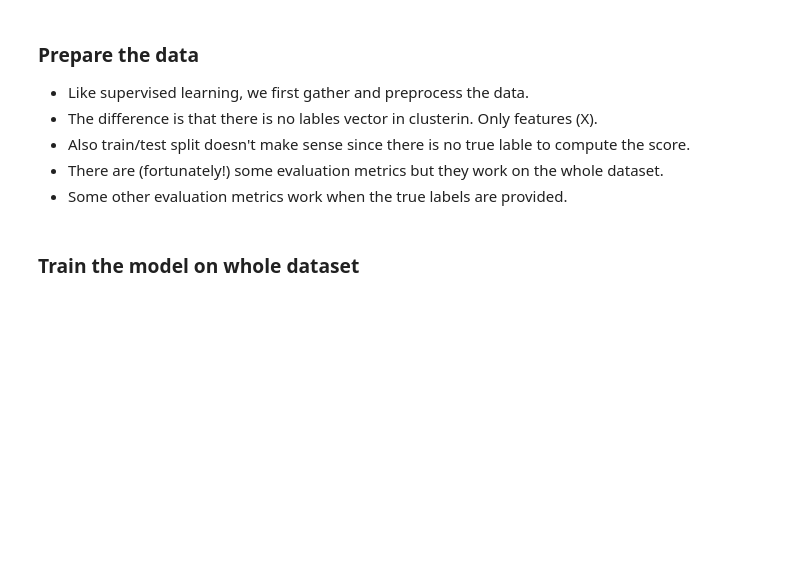
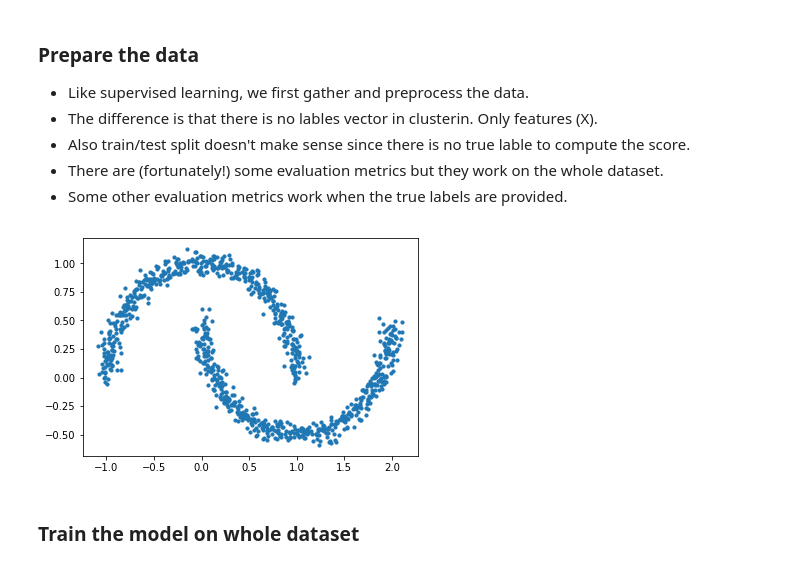
Before and after one commit to msadegh97/machine-learning-course, a Jupyter notebook: 01-introduction.ipynb, the cells around one changed output. Cells and saved outputs as stored; diff of their text form; code cells hidden in the pictures; blank space fills up the shorter version.

Commit message:
Add raw data plot in clustering, introduction

```diff
--- a/01-introduction.ipynb
+++ b/01-introduction.ipynb
@@ -320,6 +320,10 @@ TODO
 # %%
 from sklearn.datasets import make_moons
 X, y = make_moons(1000, noise=.05)
+# %%
+plt.scatter(X[:, 0], X[:, 1], s=10);
+# %% [output]
+[figure, added]
 # %% [markdown]
 ### Train the model on whole dataset
 # %%
```
Also changed, not shown: parts of 8 cells of this notebook.
